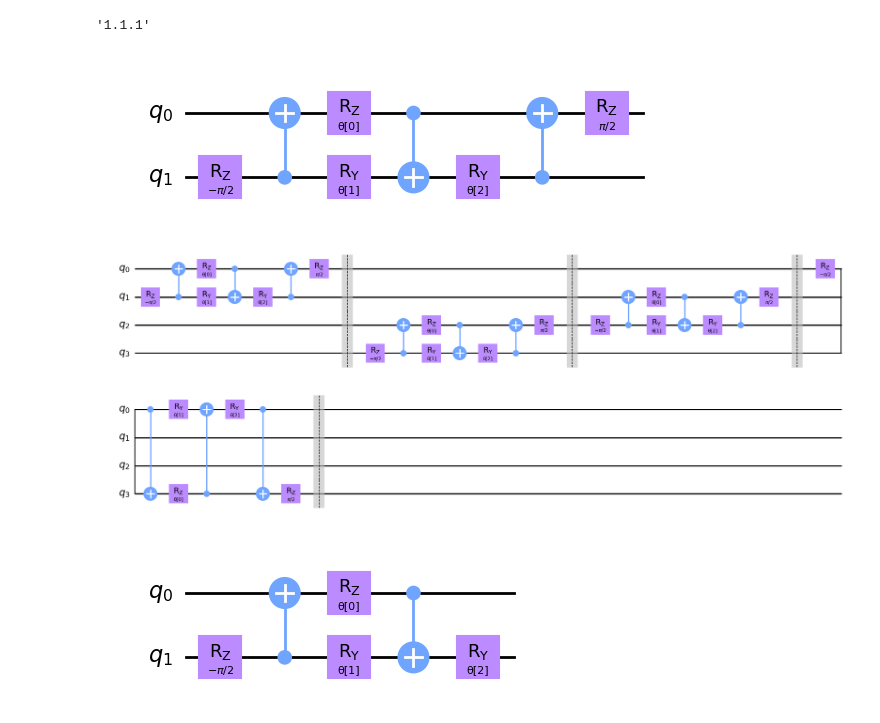
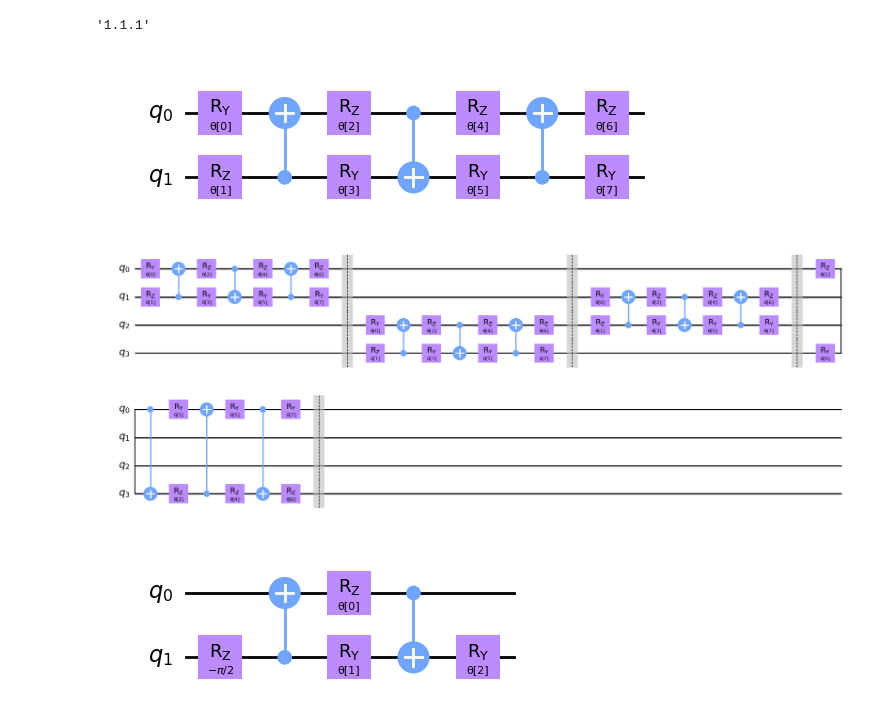
Before and after one commit to myrimur/qml-2024, a Jupyter notebook: qcnn.ipynb, the cells around one changed output. Cells and saved outputs as stored; diff of their text form; code cells hidden in the pictures.

Commit message:
Fixed stratification, changed Conv gate to 8 params

```diff
--- a/qcnn.ipynb
+++ b/qcnn.ipynb
@@ -19,36 +19,39 @@ qiskit.__version__
 # %%
 # We now define a two qubit unitary as defined in [3]
 def conv_circuit(params):
     target = QuantumCircuit(2)
-    target.rz(-np.pi / 2, 1)
+    target.ry(params[0], 0) #new gate
+    target.rz(params[1], 1) #was -np.pi / 2
     target.cx(1, 0)
-    target.rz(params[0], 0)
-    target.ry(params[1], 1)
+    target.rz(params[2], 0) #was 0
+    target.ry(params[3], 1) #was 1
     target.cx(0, 1)
-    target.ry(params[2], 1)
+    target.rz(params[4], 0) #new gate
+    target.ry(params[5], 1) #was 2
     target.cx(1, 0)
-    target.rz(np.pi / 2, 0)
+    target.rz(params[6], 0) #was np.pi / 2
+    target.ry(params[7], 1) #new circuit
     return target
 
 
 # Let's draw this circuit and see what it looks like
-params = ParameterVector("θ", length=3)
+params = ParameterVector("θ", length=8) #was 3
 circuit = conv_circuit(params)
 circuit.draw("mpl", style="clifford")
 # %% [output]
-[figure, old version]
+[figure, new version]
 # %%
 def conv_layer(num_qubits, param_prefix):
     qc = QuantumCircuit(num_qubits, name="Convolutional Layer")
     qubits = list(range(num_qubits))
     param_index = 0
-    params = ParameterVector(param_prefix, length=3)
+    params = ParameterVector(param_prefix, length=8) #was 3
     for q1, q2 in zip(qubits[0::2], qubits[1::2]):
-        qc = qc.compose(conv_circuit(params[param_index : (param_index + 3)]), [q1, q2])
+        qc = qc.compose(conv_circuit(params[param_index : (param_index + 8)]), [q1, q2]) #was 3
         qc.barrier()
         # param_index += 3
     for q1, q2 in zip(qubits[1::2], qubits[2::2] + [0]):
-        qc = qc.compose(conv_circuit(params[param_index : (param_index + 3)]), [q1, q2])
+        qc = qc.compose(conv_circuit(params[param_index : (param_index + 8)]), [q1, q2]) #was 3
         qc.barrier()
         # param_index += 3
 
@@ -62,7 +65,7 @@ def conv_layer(num_qubits, param_prefix):
 circuit = conv_layer(4, "θ")
 circuit.decompose().draw("mpl", style="clifford")
 # %% [output]
-[figure, old version]
+[figure, new version]
 # %%
 def pool_circuit(params):
     target = QuantumCircuit(2)
```
Also changed, not shown: parts of 4 cells of this notebook.
